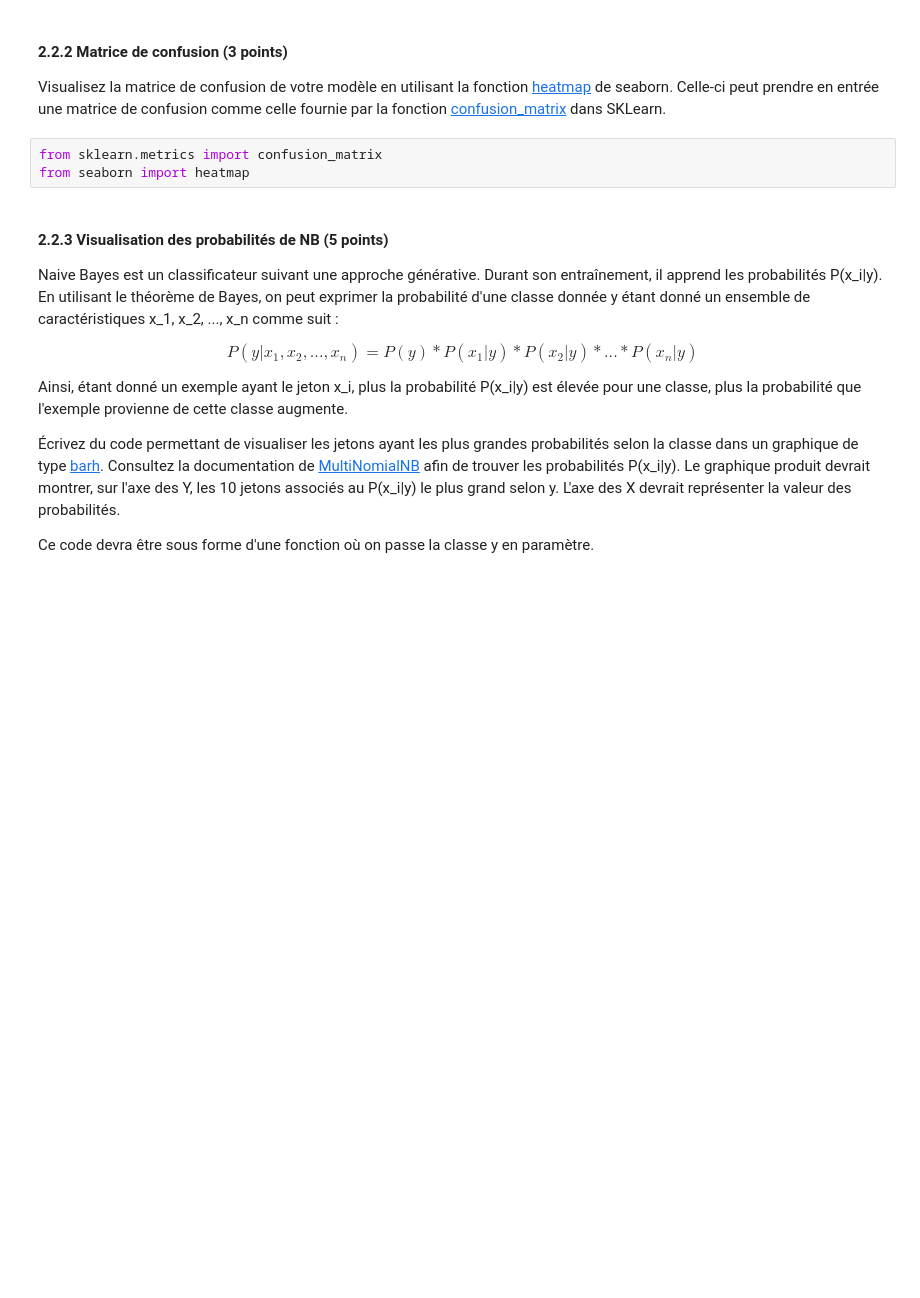
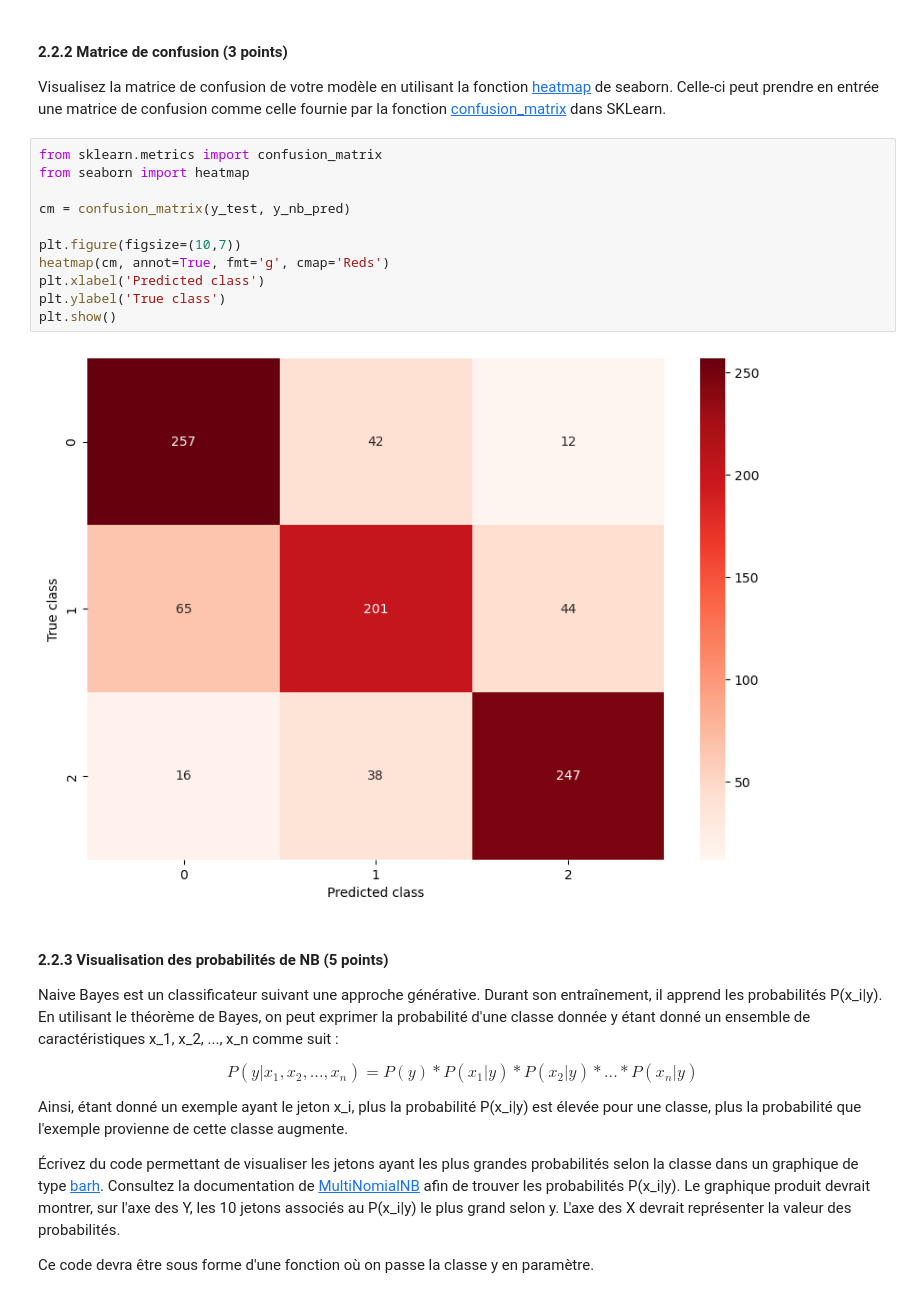
Before and after one commit to marcomudenge/NLP_1_Tokenizing_and_Classifying_Reviews, a Jupyter notebook: inf8460_A23_TP1_Brando.ipynb, the cells around one changed output. Cells and saved outputs as stored; diff of their text form; blank space fills up the shorter version.

```diff
--- a/inf8460_A23_TP1_Brando.ipynb
+++ b/inf8460_A23_TP1_Brando.ipynb
@@ -488,6 +502,16 @@ Visualisez la matrice de confusion de votre modèle en utilisant la fonction [he
 # %%
 from sklearn.metrics import confusion_matrix
 from seaborn import heatmap
+
+cm = confusion_matrix(y_test, y_nb_pred)
+
+plt.figure(figsize=(10,7))
+heatmap(cm, annot=True, fmt='g', cmap='Reds')
+plt.xlabel('Predicted class')
+plt.ylabel('True class')
+plt.show()
+# %% [output]
+[figure, added]
 # %% [markdown]
 <a name='2.2.3'></a>
 ####  2.2.3 Visualisation des probabilités de NB (5 points)
```
Also changed, not shown: parts of 2 cells of this notebook.
